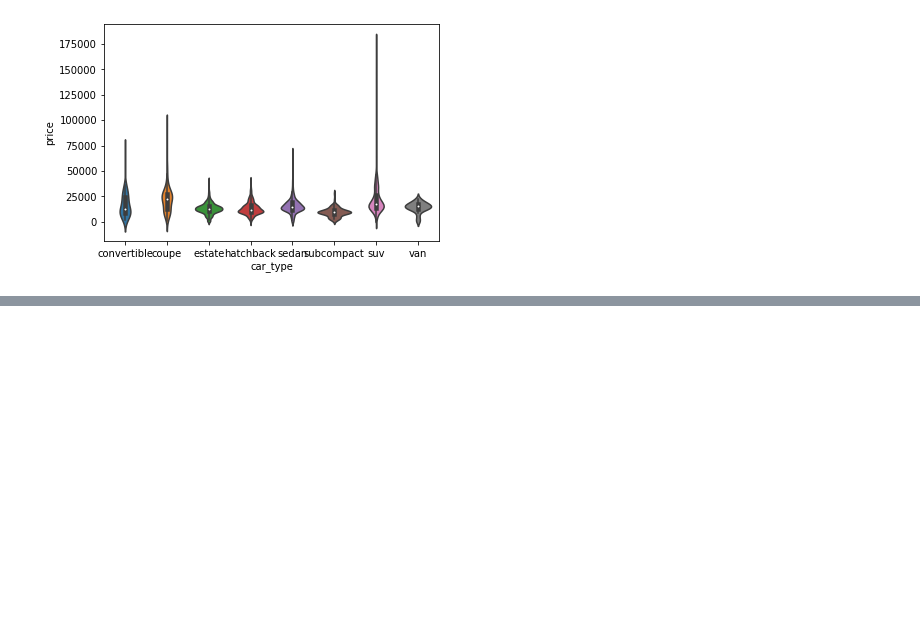
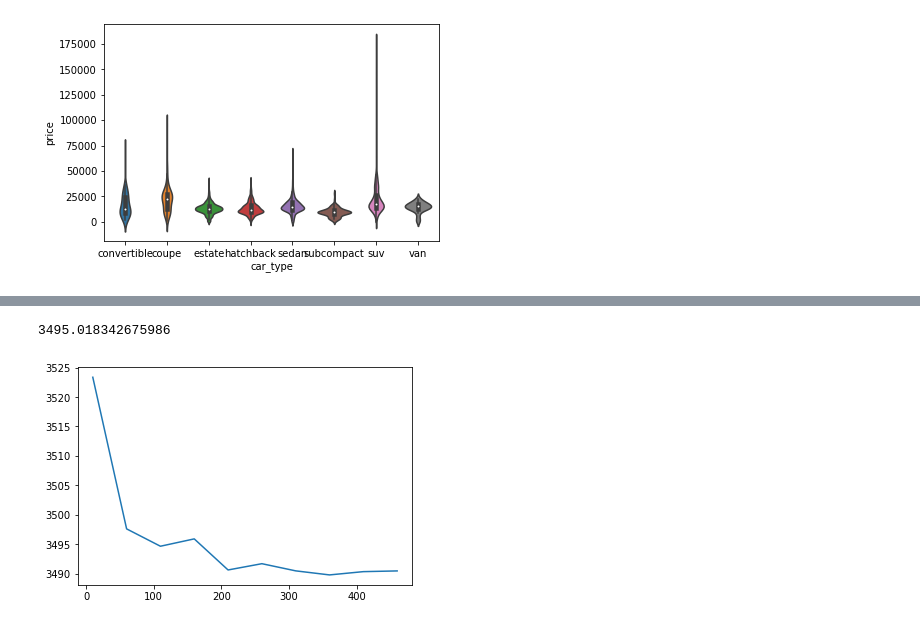
Before and after one commit to hideurface/Learned, a Jupyter notebook: Kaggle/DataSet/BMW_Price.ipynb, the cells around one changed output, grey strips where cells are left out. Cells and saved outputs as stored; diff of their text form; code cells hidden in the pictures; blank space fills up the shorter version.

```diff
--- a/Kaggle/DataSet/BMW_Price.ipynb
+++ b/Kaggle/DataSet/BMW_Price.ipynb
@@ -307,0 +322,4 @@ train_x = all_df.drop(['price'], axis=1)
+# %%
+categorical_col = [cname for cname in train_X.columns if train_X[cname].dtype == 'object']
+numberical_col = [cname for cname in train_X.columns if train_X[cname].dtype == 'float64']
+numberical_col
@@ -341,0 +365,3 @@ be set to `True`. Invalid columns:model_key, registration_year, fuel, paint_colo
+# %%
+train_X_num = all_df[numberical_col].copy()
+train_X_num
@@ -341,0 +382,21 @@ be set to `True`. Invalid columns:model_key, registration_year, fuel, paint_colo
+# %%
+def get_score(n_estimate):
+    pipeline = Pipeline(steps=[
+    ('impute', SimpleImputer(missing_values=np.nan, strategy='mean')),
+    ('model', RandomForestRegressor(n_estimators=n_estimate, n_jobs=5, random_state=0))
+])
+    score = cross_val_score(pipeline, train_X_num, train_y, cv=5, scoring='neg_mean_absolute_error') * -1
+    return score.mean()
+
+get_score(100)
+# %% [output]
+3495.018342675986
+# %%
+test={}
+for i in range(10, 500, 50):
+    test[i] = get_score(i)
+
+plt.plot(list(test.keys()), list(test.values()))
+plt.show()
+# %% [output]
+[figure, added]
```
Also changed, not shown: parts of 24 cells of this notebook, 8 other files.
